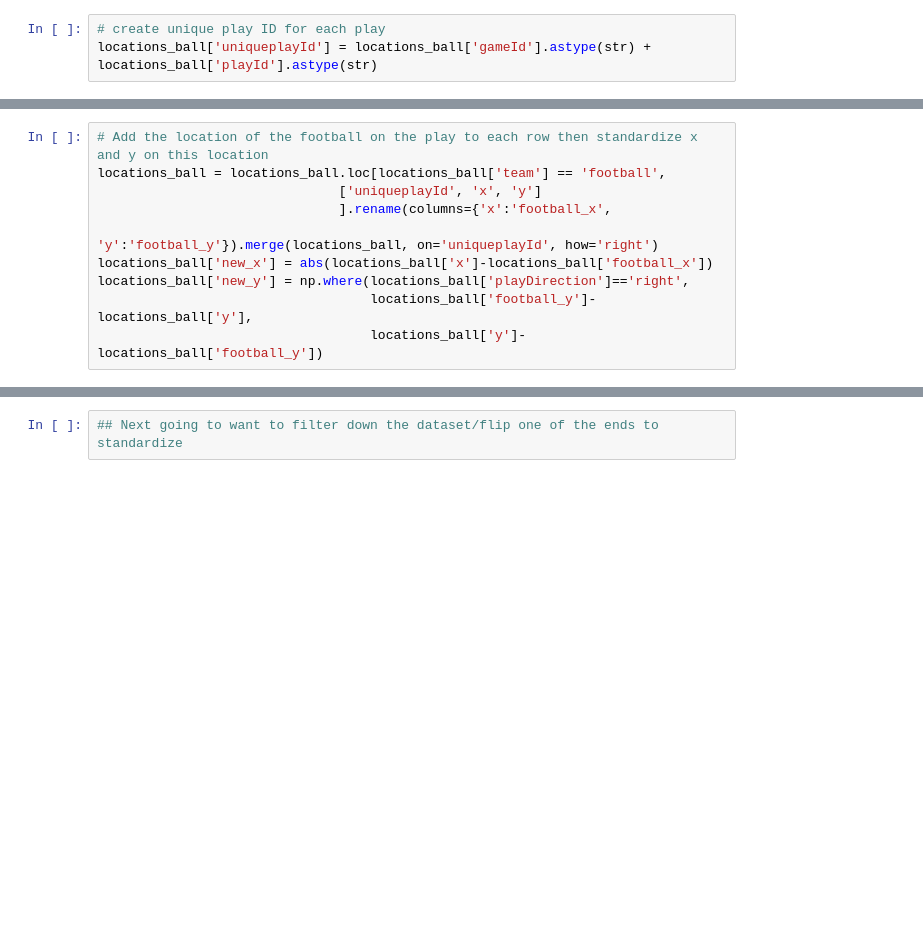
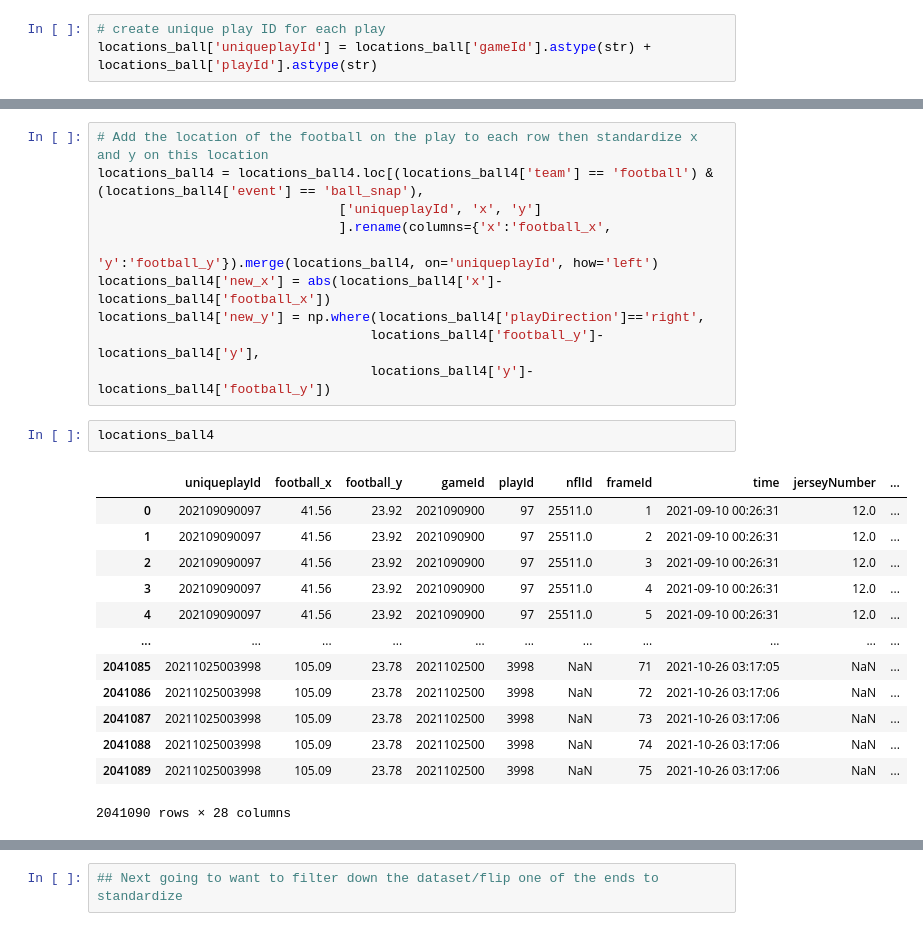
Before and after one commit to cnickol26/BigDataBowl2023, a Jupyter notebook: DataCleaning.ipynb, the cells around one changed output, grey strips where cells are left out. Saved outputs shown, nothing was run; the diff lists cells and outputs as text; blank space fills up the shorter version.

```diff
--- a/DataCleaning.ipynb
+++ b/DataCleaning.ipynb
@@ -110,10 +205,26 @@ locations_ball['uniqueplayId'] = locations_ball['gameId'].astype(str) + location
 # %%
 # Add the location of the football on the play to each row then standardize x and y on this location
-locations_ball = locations_ball.loc[locations_ball['team'] == 'football',
+locations_ball4 = locations_ball4.loc[(locations_ball4['team'] == 'football') & (locations_ball4['event'] == 'ball_snap'),
                                ['uniqueplayId', 'x', 'y']
                                ].rename(columns={'x':'football_x',
-                                                 'y':'football_y'}).merge(locations_ball, on='uniqueplayId', how='right')
-locations_ball['new_x'] = abs(locations_ball['x']-locations_ball['football_x'])
-locations_ball['new_y'] = np.where(locations_ball['playDirection']=='right',
-                                   locations_ball['football_y']-locations_ball['y'],
-                                   locations_ball['y']-locations_ball['football_y'])
+                                                 'y':'football_y'}).merge(locations_ball4, on='uniqueplayId', how='left')
+locations_ball4['new_x'] = abs(locations_ball4['x']-locations_ball4['football_x'])
+locations_ball4['new_y'] = np.where(locations_ball4['playDirection']=='right',
+                                   locations_ball4['football_y']-locations_ball4['y'],
+                                   locations_ball4['y']-locations_ball4['football_y'])
+# %%
+locations_ball4
+# %% [output]
+|  | uniqueplayId | football_x | football_y | gameId | playId | nflId | frameId | time | jerseyNumber | ... |
+| 0 | 202109090097 | 41.56 | 23.92 | 2021090900 | 97 | 25511.0 | 1 | 2021-09-10 00:26:31 | 12.0 | ... |
+| 1 | 202109090097 | 41.56 | 23.92 | 2021090900 | 97 | 25511.0 | 2 | 2021-09-10 00:26:31 | 12.0 | ... |
+| 2 | 202109090097 | 41.56 | 23.92 | 2021090900 | 97 | 25511.0 | 3 | 2021-09-10 00:26:31 | 12.0 | ... |
+| 3 | 202109090097 | 41.56 | 23.92 | 2021090900 | 97 | 25511.0 | 4 | 2021-09-10 00:26:31 | 12.0 | ... |
+| 4 | 202109090097 | 41.56 | 23.92 | 2021090900 | 97 | 25511.0 | 5 | 2021-09-10 00:26:31 | 12.0 | ... |
+| ... | ... | ... | ... | ... | ... | ... | ... | ... | ... | ... |
+| 2041085 | 20211025003998 | 105.09 | 23.78 | 2021102500 | 3998 | NaN | 71 | 2021-10-26 03:17:05 | NaN | ... |
+| 2041086 | 20211025003998 | 105.09 | 23.78 | 2021102500 | 3998 | NaN | 72 | 2021-10-26 03:17:06 | NaN | ... |
+| 2041087 | 20211025003998 | 105.09 | 23.78 | 2021102500 | 3998 | NaN | 73 | 2021-10-26 03:17:06 | NaN | ... |
+| 2041088 | 20211025003998 | 105.09 | 23.78 | 2021102500 | 3998 | NaN | 74 | 2021-10-26 03:17:06 | NaN | ... |
+| 2041089 | 20211025003998 | 105.09 | 23.78 | 2021102500 | 3998 | NaN | 75 | 2021-10-26 03:17:06 | NaN | ... |
+2041090 rows × 28 columns
```
Also changed, not shown: parts of 14 cells of this notebook.
